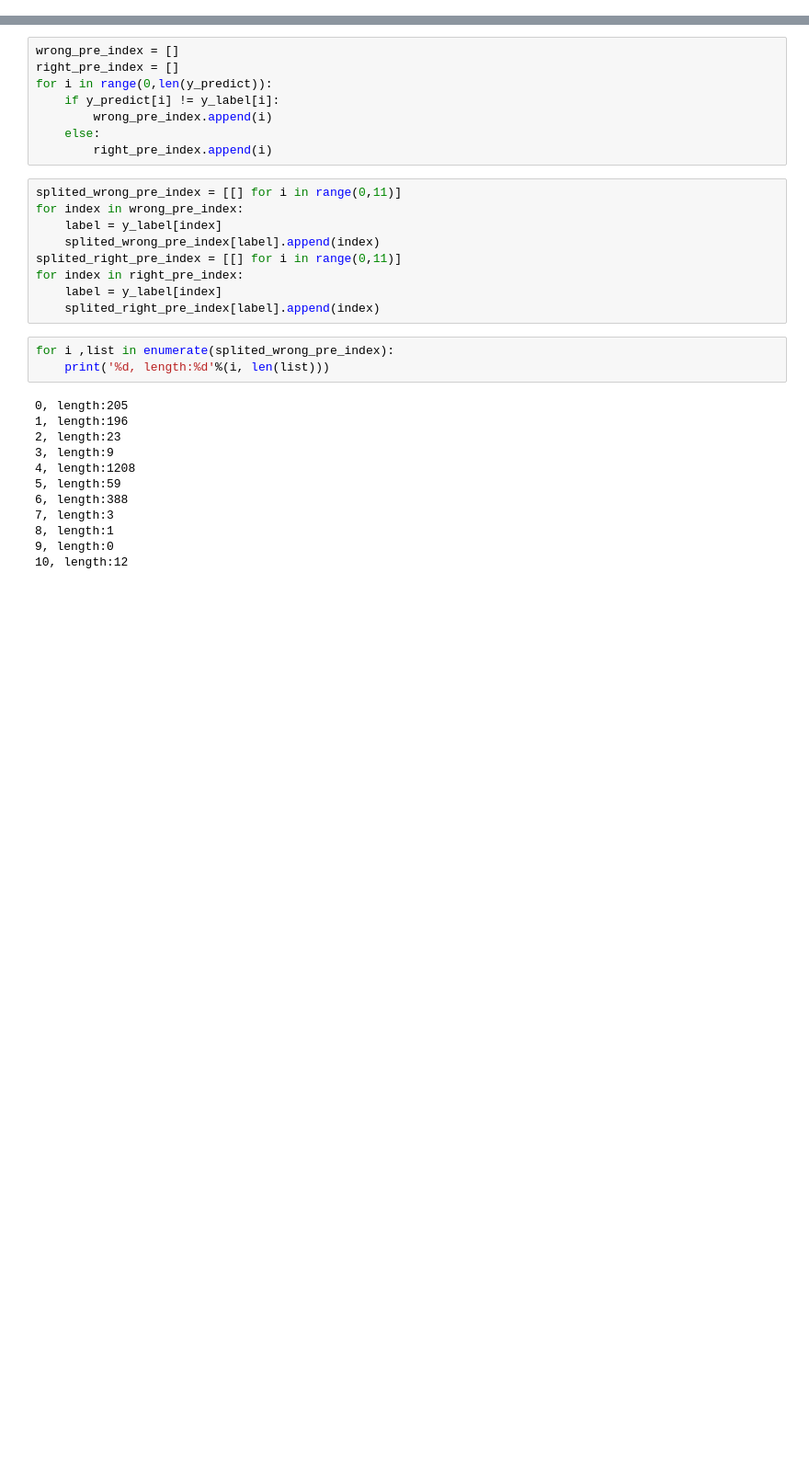
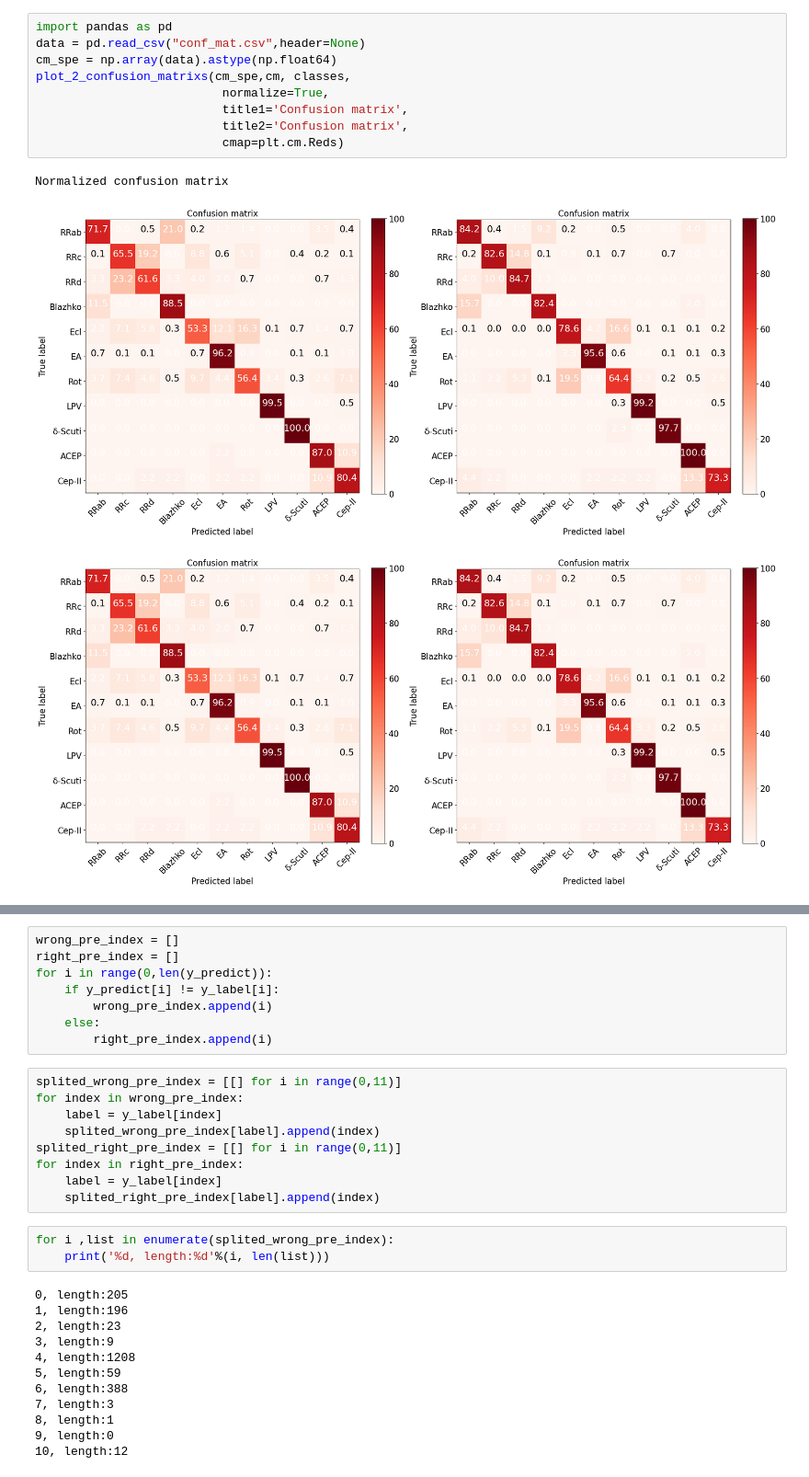
Before and after one commit to 52Hzihan/mixnn4vs, a Jupyter notebook: bagging_test.ipynb, the cells around one changed output, grey strips where cells are left out. Shown: that part at 92% size. Drawn from its saved outputs; the diff is of its cells as text; blank space fills up the shorter version.

```diff
--- a/bagging_test.ipynb
+++ b/bagging_test.ipynb
@@ -145,0 +214,13 @@ plotting = cm_plot(cm, classes_types=classes, classifier_model='mix Classifier',
+# %%
+import pandas as pd
+data = pd.read_csv("conf_mat.csv",header=None)
+cm_spe = np.array(data).astype(np.float64)
+plot_2_confusion_matrixs(cm_spe,cm, classes,
+                          normalize=True,
+                          title1='Confusion matrix',
+                          title2='Confusion matrix',
+                          cmap=plt.cm.Reds)
+# %% [output]
+Normalized confusion matrix
+[figure, added]
+[figure, added]
```
Also changed, not shown: parts of 5 cells of this notebook, 10 other files.
